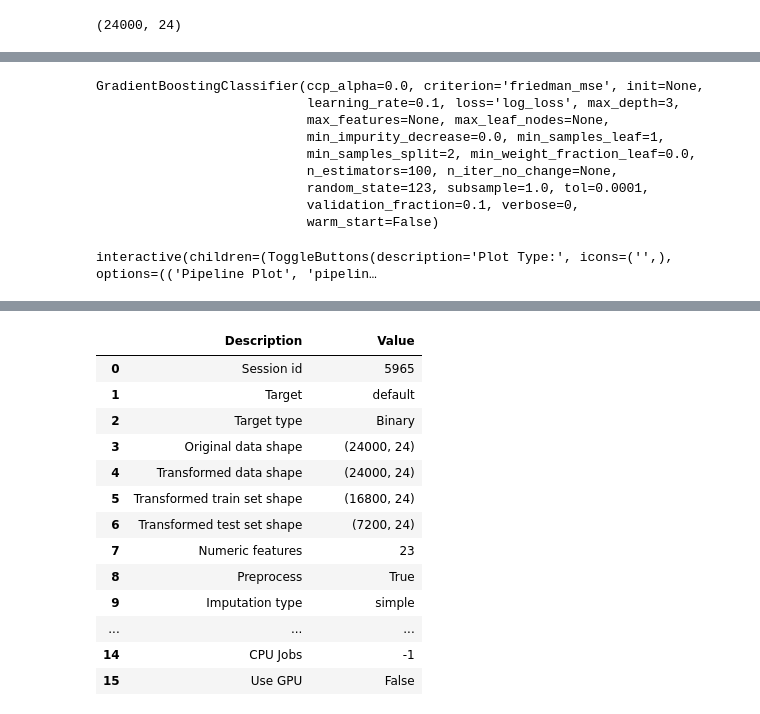
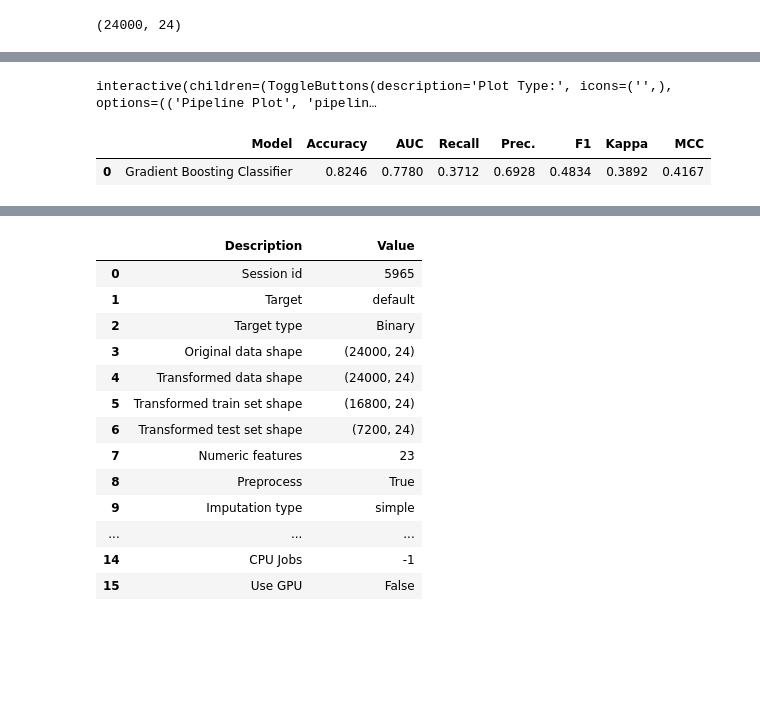
Before and after one commit to keisuke-yoshida4/Machine-Learning, a Jupyter notebook: pycaret.ipynb, the cells around one changed output, grey strips where cells are left out. Saved outputs shown, nothing was run; the diff lists cells and outputs as text; code cells hidden in the pictures; blank space fills up the shorter version.

```diff
--- a/pycaret.ipynb
+++ b/pycaret.ipynb
@@ -146,24 +124,16 @@ tuned_dt = tune_model(dt)
 [interactive output not drawn]
 Fitting 10 folds for each of 10 candidates, totalling 100 fits
 Original model was better than the tuned model, hence it will be returned. NOTE: The display metrics are for the tuned model (not the original one).
-# %%
-print(tuned_dt)
-# %% [output]
-GradientBoostingClassifier(ccp_alpha=0.0, criterion='friedman_mse', init=None,
-                           learning_rate=0.1, loss='log_loss', max_depth=3,
-                           max_features=None, max_leaf_nodes=None,
-                           min_impurity_decrease=0.0, min_samples_leaf=1,
-                           min_samples_split=2, min_weight_fraction_leaf=0.0,
-                           n_estimators=100, n_iter_no_change=None,
-                           random_state=123, subsample=1.0, tol=0.0001,
-                           validation_fraction=0.1, verbose=0,
-                           warm_start=False)
 # %%
 evaluate_model(tuned_dt)
 # %% [output]
 interactive(children=(ToggleButtons(description='Plot Type:', icons=('',), options=(('Pipeline Plot', 'pipelin…
 # %%
-final_dt = finalize_model(tuned_dt)
+# モデル予測結果の確認
+pred_result = predict_model(tuned_dt)
+# %% [output]
+|  | Model | Accuracy | AUC | Recall | Prec. | F1 | Kappa | MCC |
+| 0 | Gradient Boosting Classifier | 0.8246 | 0.7780 | 0.3712 | 0.6928 | 0.4834 | 0.3892 | 0.4167 |
 # %%
 dataset = get_data("credit")
 # %% [output]
```
Also changed, not shown: parts of 8 cells of this notebook, 7 other files.
